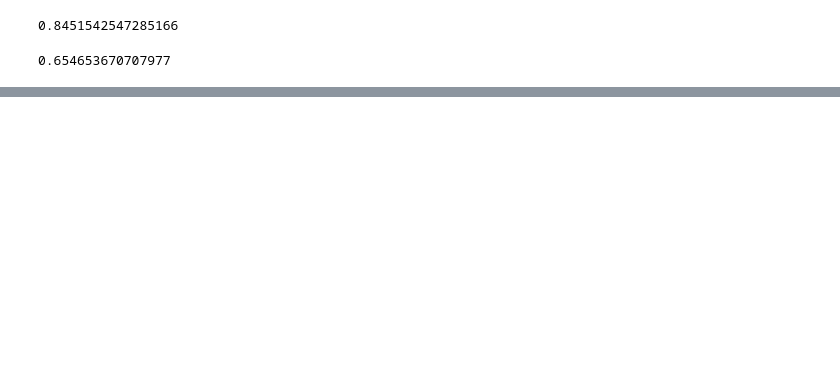
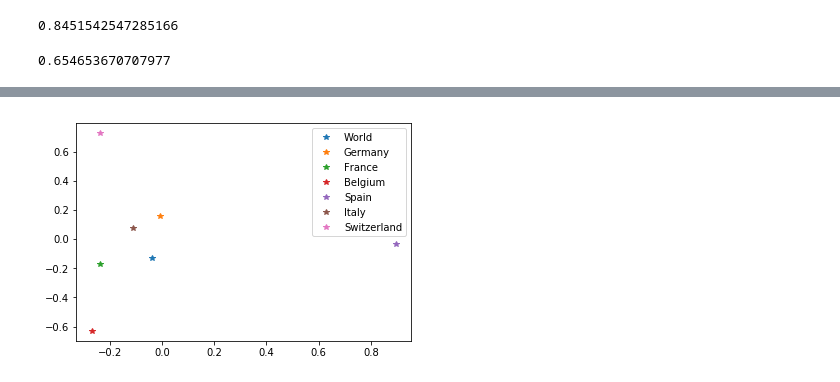
Before and after one commit to lanzrein/ada_project, a Jupyter notebook: JupiterAllmightyMicron.ipynb, the cells around one changed output, grey strips where cells are left out. Saved outputs shown, nothing was run; the diff lists cells and outputs as text; code cells hidden in the pictures; blank space fills up the shorter version.

```diff
--- a/JupiterAllmightyMicron.ipynb
+++ b/JupiterAllmightyMicron.ipynb
@@ -287,0 +370,9 @@ local_rules
+# %%
+fast_ica=FastICA(n_components=2)
+fast_ica_results=fast_ica.fit_transform(std_values)
+for i in range(7):
+    plt.plot(fast_ica_results[i,0],fast_ica_results[i,1],'*')
+plt.legend(['World','Germany','France','Belgium','Spain','Italy','Switzerland'])
+plt.show()
+# %% [output]
+[figure, added]
```
Also changed, not shown: parts of 36 cells of this notebook.
